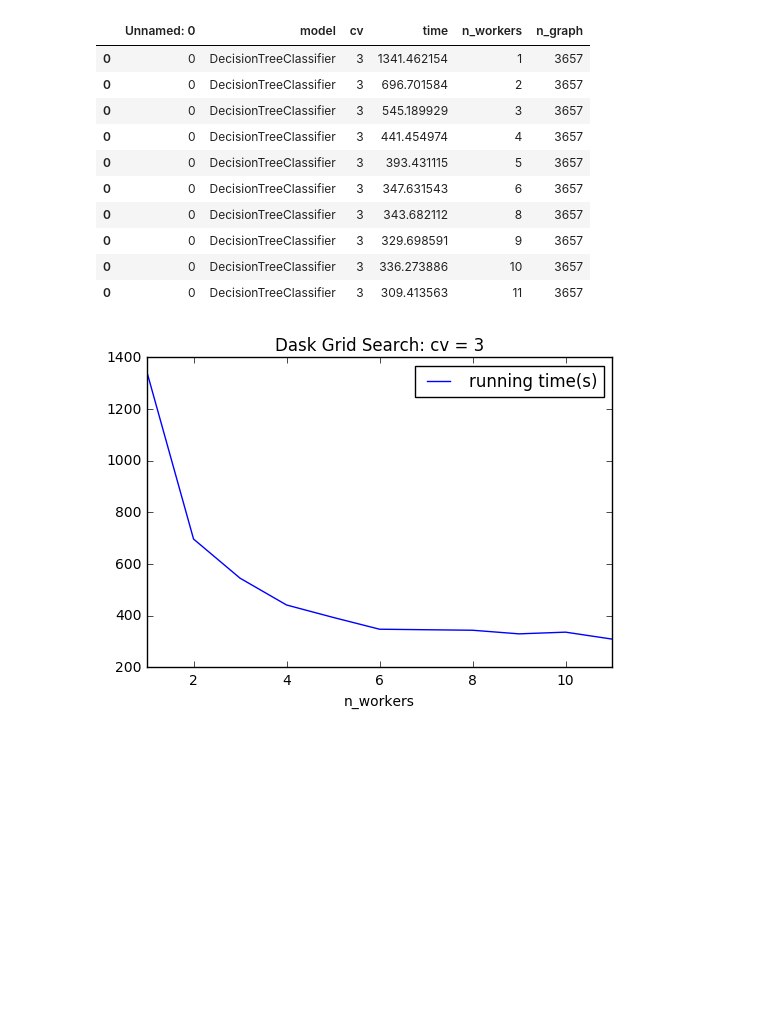
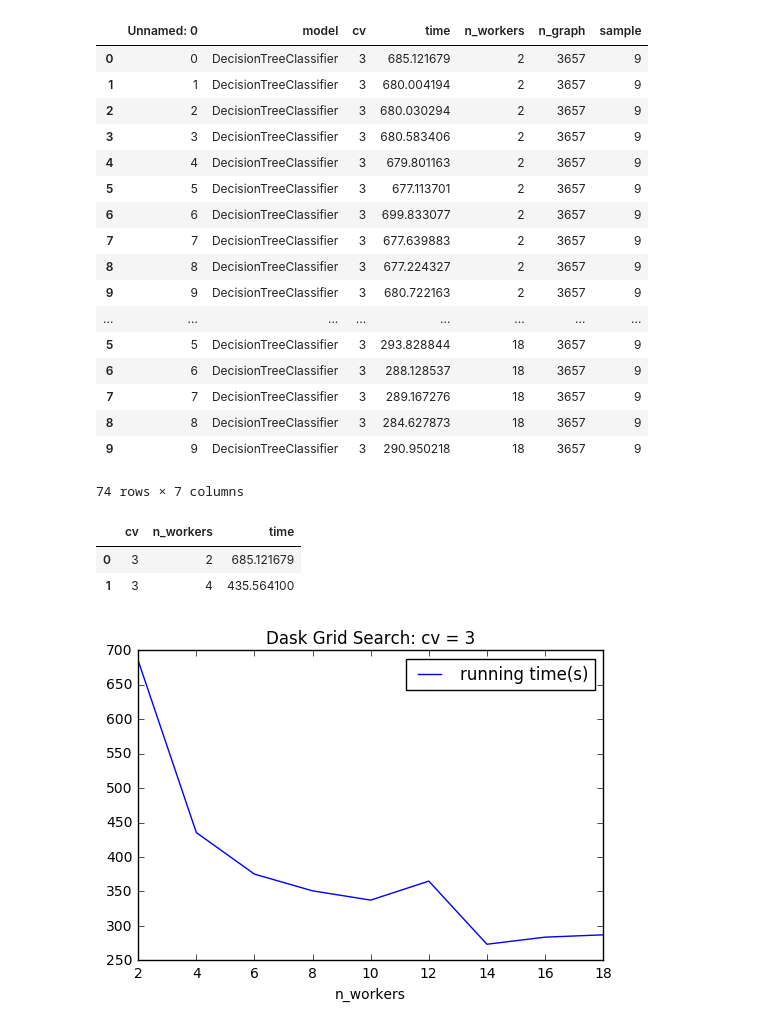
Before and after one commit to pinjutien/grid-search, a Jupyter notebook: output/plot-running-time.ipynb, the cells around one changed output. Saved outputs shown, nothing was run; the diff lists cells and outputs as text; code cells hidden in the pictures; blank space fills up the shorter version.

```diff
--- a/output/plot-running-time.ipynb
+++ b/output/plot-running-time.ipynb
@@ -3,11 +3,13 @@ import pandas as pd
 import matplotlib.pyplot as plt
 # %%
 result = []
-for i in range(1, 12):
-    if i == 7:
-        continue
+for i in range(2, 20,2):
     print(i)
     # df = pd.read_csv("dk_learn_runningtime_workers_{num}.csv".format(num = i))
-    df = pd.read_csv("dk_learn_runningtime_workers_{num}_cv_3_03282017.csv".format(num = i))
-    result.append(df)
+    # df = pd.read_csv("dk_learn_runningtime_workers_{num}_cv_3_03282017.csv".format(num = i))
+    for j in range(9,10):
+        print(j)
+        df = []
+        df = pd.read_csv("dk_learn_runningtime_workers_{num}_cv_3_sample_{s}_04032017.csv".format(num = i,s = j))
+        result.append(df)
 # %% [output]
@@ -24,24 +34,40 @@ for i in range(1, 12):
 # %%
 res_df = pd.concat(result)
+res_df
+# %% [output]
+|  | Unnamed: 0 | model | cv | time | n_workers | n_graph | sample |
+| 0 | 0 | DecisionTreeClassifier | 3 | 685.121679 | 2 | 3657 | 9 |
+| 1 | 1 | DecisionTreeClassifier | 3 | 680.004194 | 2 | 3657 | 9 |
+| 2 | 2 | DecisionTreeClassifier | 3 | 680.030294 | 2 | 3657 | 9 |
+| 3 | 3 | DecisionTreeClassifier | 3 | 680.583406 | 2 | 3657 | 9 |
+| 4 | 4 | DecisionTreeClassifier | 3 | 679.801163 | 2 | 3657 | 9 |
+| 5 | 5 | DecisionTreeClassifier | 3 | 677.113701 | 2 | 3657 | 9 |
+| 6 | 6 | DecisionTreeClassifier | 3 | 699.833077 | 2 | 3657 | 9 |
+| 7 | 7 | DecisionTreeClassifier | 3 | 677.639883 | 2 | 3657 | 9 |
+| 8 | 8 | DecisionTreeClassifier | 3 | 677.224327 | 2 | 3657 | 9 |
+| 9 | 9 | DecisionTreeClassifier | 3 | 680.722163 | 2 | 3657 | 9 |
+| ... | ... | ... | ... | ... | ... | ... | ... |
+| 5 | 5 | DecisionTreeClassifier | 3 | 293.828844 | 18 | 3657 | 9 |
+| 6 | 6 | DecisionTreeClassifier | 3 | 288.128537 | 18 | 3657 | 9 |
+| 7 | 7 | DecisionTreeClassifier | 3 | 289.167276 | 18 | 3657 | 9 |
+| 8 | 8 | DecisionTreeClassifier | 3 | 284.627873 | 18 | 3657 | 9 |
+| 9 | 9 | DecisionTreeClassifier | 3 | 290.950218 | 18 | 3657 | 9 |
+74 rows × 7 columns
-# %%
-res_df
-# %% [output]
-|  | Unnamed: 0 | model | cv | time | n_workers | n_graph |
-| 0 | 0 | DecisionTreeClassifier | 3 | 1341.462154 | 1 | 3657 |
-| 0 | 0 | DecisionTreeClassifier | 3 | 696.701584 | 2 | 3657 |
-| 0 | 0 | DecisionTreeClassifier | 3 | 545.189929 | 3 | 3657 |
-| 0 | 0 | DecisionTreeClassifier | 3 | 441.454974 | 4 | 3657 |
-| 0 | 0 | DecisionTreeClassifier | 3 | 393.431115 | 5 | 3657 |
-| 0 | 0 | DecisionTreeClassifier | 3 | 347.631543 | 6 | 3657 |
-| 0 | 0 | DecisionTreeClassifier | 3 | 343.682112 | 8 | 3657 |
-| 0 | 0 | DecisionTreeClassifier | 3 | 329.698591 | 9 | 3657 |
-| 0 | 0 | DecisionTreeClassifier | 3 | 336.273886 | 10 | 3657 |
-| 0 | 0 | DecisionTreeClassifier | 3 | 309.413563 | 11 | 3657 |
+# %%
+res_df = res_df.drop_duplicates(['model', 'cv', 'n_workers', 'sample'])
+df_gp = res_df[['cv','n_workers', 'time']].groupby(['cv','n_workers']).mean().reset_index()
+# %%
+df = df_gp
+df[:2]
+# %% [output]
+|  | cv | n_workers | time |
+| 0 | 3 | 2 | 685.121679 |
+| 1 | 3 | 4 | 435.564100 |
 # %%
 %matplotlib inline
-plot_res = res_df[['time', 'n_workers']].plot(
+plot_res = df[['time', 'n_workers']].plot(
     x = 'n_workers', y = 'time', kind='line',
     label = "running time(s)", title = "Dask Grid Search: cv = 3")
-plt.savefig('dask-grid-searh-cv-3.png')
+plt.savefig('dask-grid-searh-cv-3-04.png')
 # %% [output]
-[figure, old version]
+[figure, new version]
```
Also changed, not shown: parts of 1 cell of this notebook.
